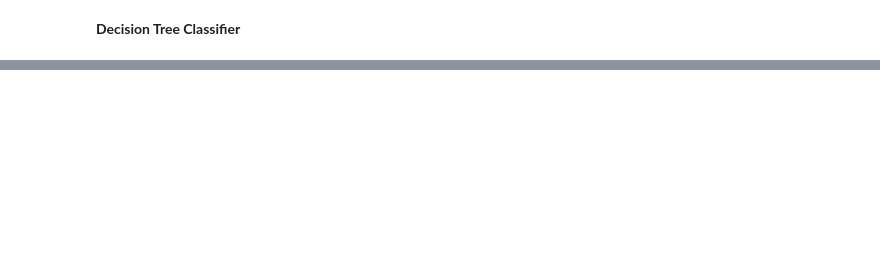
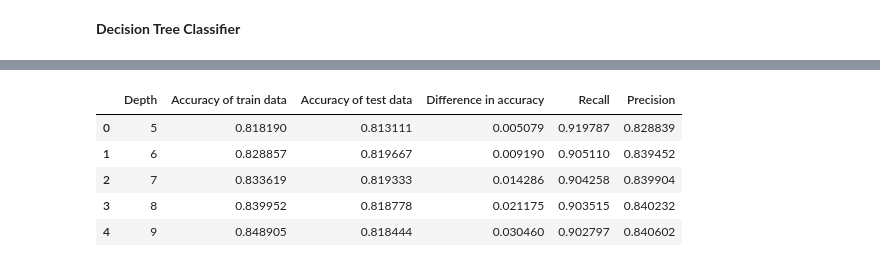
Before and after one commit to JivitteshS/Projects, a Jupyter notebook: Credit Card default Classification/Credit Default Classification - Project.ipynb, the cells around one changed output, grey strips where cells are left out. Cells and saved outputs as stored; diff of their text form; code cells hidden in the pictures; blank space fills up the shorter version.

```diff
--- a/Credit Card default Classification/Credit Default Classification - Project.ipynb
+++ b/Credit Card default Classification/Credit Default Classification - Project.ipynb
@@ -952,0 +1399,50 @@ data_of_K
+# %%
+S=5
+E=10
+K_list=list()
+ac_train=list()
+ac_test=list()
+ac_diff=list()
+precision=list()
+recall=list()
+TP=list()
+TN=list()
+FP=list()
+FN=list()
+TPR=list()
+FPR=list()
+for i in range(S,E):
+    model = RandomForestClassifier( n_estimators=500,criterion='gini', max_depth=i)
+    K_list.append(i)
+    model.fit(X_train_scaled, y_train)
+    pred=model.predict(X_train_scaled)
+    accuracy_train = np.sum(y_train== pred) / len(y_train)
+    ac_train.append(accuracy_train)
+    pred=model.predict(X_test_scaled)
+    accuracy_test = np.sum(y_test== pred) / len(y_test)
+    ac_test.append(accuracy_test)
+    diff=accuracy_train-accuracy_test
+    ac_diff.append(diff)
+    z=confusion_matrix(y_test, pred)
+    precision.append(z[0,0] / (z[0,0] + z[1,0]))
+    recall.append(z[0,0] / (z[0,0] + z[1,1]))
+    TP.append(z[0,0])
+    TN.append(z[0,1])
+    FP.append(z[1,0])
+    FN.append(z[1,1])
+    TPR.append(z[0,0]/(z[0,0]+z[1,1]))
+    FPR.append(z[1,0]/(z[1,0]+z[0,1]))
+
+
+cm={"Depth":K_list,"TP":TP,"TN":TN,"FP":FP,"FN":FN,"TPR":TPR,"FPR":FPR}
+ConfusionMatrix=pd.DataFrame(cm)
+dafr={"Depth":K_list,"Accuracy of train data":ac_train,"Accuracy of test data":ac_test,"Difference in accuracy":ac_diff,"Recall":recall,"Precision":precision}
+data_of_K=pd.DataFrame(dafr)
+data_of_K
+# %% [output]
+|  | Depth | Accuracy of train data | Accuracy of test data | Difference in accuracy | Recall | Precision |
+| 0 | 5 | 0.818190 | 0.813111 | 0.005079 | 0.919787 | 0.828839 |
+| 1 | 6 | 0.828857 | 0.819667 | 0.009190 | 0.905110 | 0.839452 |
+| 2 | 7 | 0.833619 | 0.819333 | 0.014286 | 0.904258 | 0.839904 |
+| 3 | 8 | 0.839952 | 0.818778 | 0.021175 | 0.903515 | 0.840232 |
+| 4 | 9 | 0.848905 | 0.818444 | 0.030460 | 0.902797 | 0.840602 |
```
Also changed, not shown: parts of 78 cells of this notebook.
